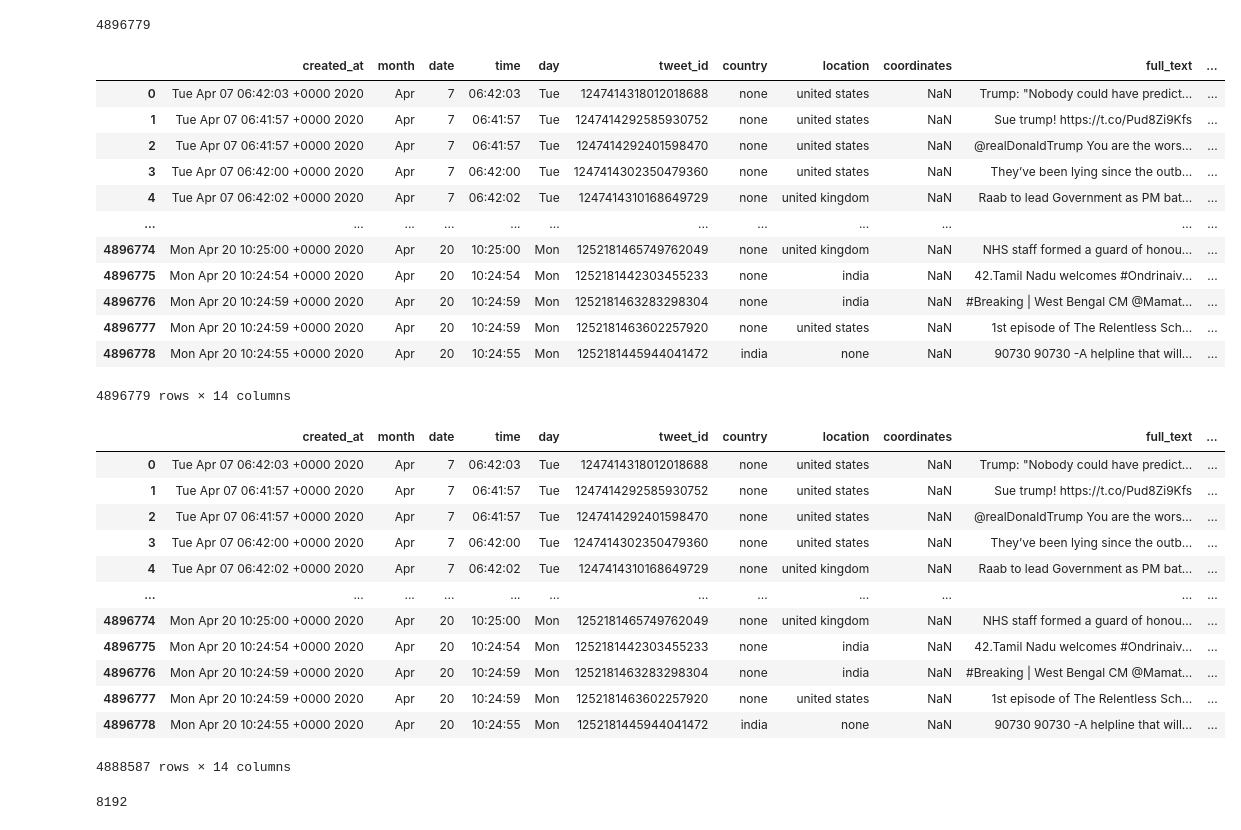
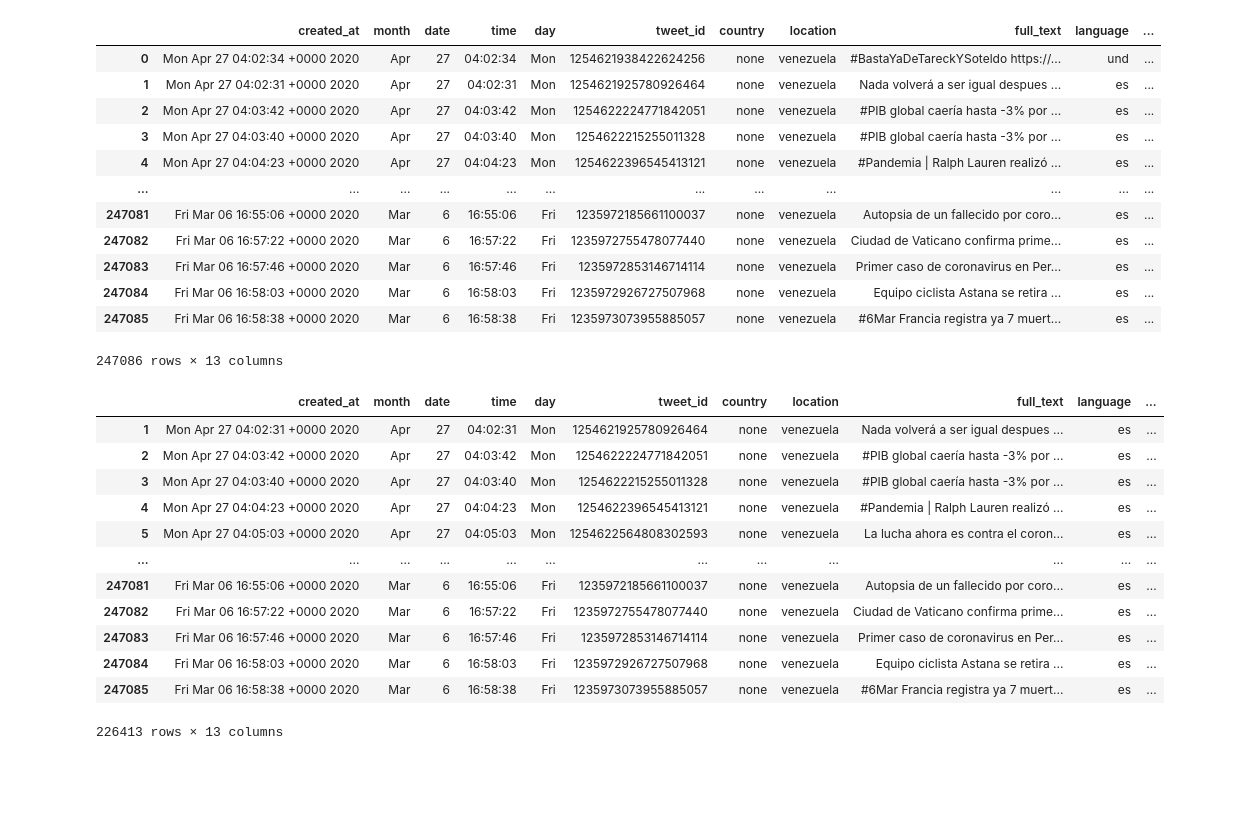
Before and after one commit to HimanshuSinghGH/tweet_analysis, a Jupyter notebook: get_stats.ipynb, the cells around one changed output. Cells and saved outputs as stored; diff of their text form; code cells hidden in the pictures; blank space fills up the shorter version.

```diff
--- a/get_stats.ipynb
+++ b/get_stats.ipynb
@@ -31,9 +22,14 @@ def get_datewise(df,date,month,country,outputF) :
         temp.to_csv(output_file)
 
     return tweet_count , avg_words_per_tweet
+# %%
+region = 'ven'
+# german : de spanish : es french:fr italian :it dutch:nl russian:ru
+lang = 'es'
+country = 'venezuela'
 # %%
 flag = 0
-completed_tweets_path = '../completed_tweets/'
+completed_tweets_path = '../new_csvs/'+region+'/'
 for _,_,files in os.walk(completed_tweets_path) :
     print(files)
 print(len(files))
@@ -46,7 +42,7 @@ for file in files :
         print(len(df))
         total_tweets+=len(df)
     else :
-        df_temp = pd.read_csv(completed_tweets_path+file , index_col=False)
+        df_temp = pd.read_csv(completed_tweets_path+file , index_col=False, error_bad_lines=False)
         print(len(df_temp))
         df = pd.concat([df,df_temp])
         total_tweets+=len(df_temp)
@@ -71,21 +67,17 @@ for file in files :
-# %%
-total_tweets
-# %% [output]
-4896779
 # %%
 df = df.reset_index(drop = True)
 df
 # %% [output]
-|  | created_at | month | date | time | day | tweet_id | country | location | coordinates | full_text | ... |
-| 0 | Tue Apr 07 06:42:03 +0000 2020 | Apr | 7 | 06:42:03 | Tue | 1247414318012018688 | none | united states | NaN | Trump: "Nobody could have predict... | ... |
-| 1 | Tue Apr 07 06:41:57 +0000 2020 | Apr | 7 | 06:41:57 | Tue | 1247414292585930752 | none | united states | NaN | Sue trump! https://t.co/Pud8Zi9Kfs | ... |
-| 2 | Tue Apr 07 06:41:57 +0000 2020 | Apr | 7 | 06:41:57 | Tue | 1247414292401598470 | none | united states | NaN | @realDonaldTrump You are the wors... | ... |
-| 3 | Tue Apr 07 06:42:00 +0000 2020 | Apr | 7 | 06:42:00 | Tue | 1247414302350479360 | none | united states | NaN | They’ve been lying since the outb... | ... |
-| 4 | Tue Apr 07 06:42:02 +0000 2020 | Apr | 7 | 06:42:02 | Tue | 1247414310168649729 | none | united kingdom | NaN | Raab to lead Government as PM bat... | ... |
+|  | created_at | month | date | time | day | tweet_id | country | location | full_text | language | ... |
+| 0 | Mon Apr 27 04:02:34 +0000 2020 | Apr | 27 | 04:02:34 | Mon | 1254621938422624256 | none | venezuela | #BastaYaDeTareckYSoteldo https://... | und | ... |
+| 1 | Mon Apr 27 04:02:31 +0000 2020 | Apr | 27 | 04:02:31 | Mon | 1254621925780926464 | none | venezuela | Nada volverá a ser igual despues ... | es | ... |
+| 2 | Mon Apr 27 04:03:42 +0000 2020 | Apr | 27 | 04:03:42 | Mon | 1254622224771842051 | none | venezuela | #PIB global caería hasta -3% por ... | es | ... |
+| 3 | Mon Apr 27 04:03:40 +0000 2020 | Apr | 27 | 04:03:40 | Mon | 1254622215255011328 | none | venezuela | #PIB global caería hasta -3% por ... | es | ... |
+| 4 | Mon Apr 27 04:04:23 +0000 2020 | Apr | 27 | 04:04:23 | Mon | 1254622396545413121 | none | venezuela | #Pandemia | Ralph Lauren realizó ... | es | ... |
 | ... | ... | ... | ... | ... | ... | ... | ... | ... | ... | ... | ... |
-| 4896774 | Mon Apr 20 10:25:00 +0000 2020 | Apr | 20 | 10:25:00 | Mon | 1252181465749762049 | none | united kingdom | NaN | NHS staff formed a guard of honou... | ... |
-| 4896775 | Mon Apr 20 10:24:54 +0000 2020 | Apr | 20 | 10:24:54 | Mon | 1252181442303455233 | none | india | NaN | 42.Tamil Nadu welcomes #Ondrinaiv... | ... |
-| 4896776 | Mon Apr 20 10:24:59 +0000 2020 | Apr | 20 | 10:24:59 | Mon | 1252181463283298304 | none | india | NaN | #Breaking | West Bengal CM @Mamat... | ... |
-| 4896777 | Mon Apr 20 10:24:59 +0000 2020 | Apr | 20 | 10:24:59 | Mon | 1252181463602257920 | none | united states | NaN | 1st episode of The Relentless Sch... | ... |
-| 4896778 | Mon Apr 20 10:24:55 +0000 2020 | Apr | 20 | 10:24:55 | Mon | 1252181445944041472 | india | none | NaN | 90730 90730 -A helpline that will... | ... |
+| 247081 | Fri Mar 06 16:55:06 +0000 2020 | Mar | 6 | 16:55:06 | Fri | 1235972185661100037 | none | venezuela | Autopsia de un fallecido por coro... | es | ... |
+| 247082 | Fri Mar 06 16:57:22 +0000 2020 | Mar | 6 | 16:57:22 | Fri | 1235972755478077440 | none | venezuela | Ciudad de Vaticano confirma prime... | es | ... |
+| 247083 | Fri Mar 06 16:57:46 +0000 2020 | Mar | 6 | 16:57:46 | Fri | 1235972853146714114 | none | venezuela | Primer caso de coronavirus en Per... | es | ... |
+| 247084 | Fri Mar 06 16:58:03 +0000 2020 | Mar | 6 | 16:58:03 | Fri | 1235972926727507968 | none | venezuela | Equipo ciclista Astana se retira ... | es | ... |
+| 247085 | Fri Mar 06 16:58:38 +0000 2020 | Mar | 6 | 16:58:38 | Fri | 1235973073955885057 | none | venezuela | #6Mar Francia registra ya 7 muert... | es | ... |
-4896779 rows × 14 columns
+247086 rows × 13 columns
@@ -103,29 +84,19 @@ for i in df_dup.index :
+# %%
+df.drop_duplicates(subset='tweet_id', keep='first', inplace=True)
 # %%
-df= df.drop(drop_idx)
+df = df[df['language']==lang]
 df
 # %% [output]
-|  | created_at | month | date | time | day | tweet_id | country | location | coordinates | full_text | ... |
-| 0 | Tue Apr 07 06:42:03 +0000 2020 | Apr | 7 | 06:42:03 | Tue | 1247414318012018688 | none | united states | NaN | Trump: "Nobody could have predict... | ... |
-| 1 | Tue Apr 07 06:41:57 +0000 2020 | Apr | 7 | 06:41:57 | Tue | 1247414292585930752 | none | united states | NaN | Sue trump! https://t.co/Pud8Zi9Kfs | ... |
-| 2 | Tue Apr 07 06:41:57 +0000 2020 | Apr | 7 | 06:41:57 | Tue | 1247414292401598470 | none | united states | NaN | @realDonaldTrump You are the wors... | ... |
-| 3 | Tue Apr 07 06:42:00 +0000 2020 | Apr | 7 | 06:42:00 | Tue | 1247414302350479360 | none | united states | NaN | They’ve been lying since the outb... | ... |
-| 4 | Tue Apr 07 06:42:02 +0000 2020 | Apr | 7 | 06:42:02 | Tue | 1247414310168649729 | none | united kingdom | NaN | Raab to lead Government as PM bat... | ... |
+|  | created_at | month | date | time | day | tweet_id | country | location | full_text | language | ... |
+| 1 | Mon Apr 27 04:02:31 +0000 2020 | Apr | 27 | 04:02:31 | Mon | 1254621925780926464 | none | venezuela | Nada volverá a ser igual despues ... | es | ... |
+| 2 | Mon Apr 27 04:03:42 +0000 2020 | Apr | 27 | 04:03:42 | Mon | 1254622224771842051 | none | venezuela | #PIB global caería hasta -3% por ... | es | ... |
+| 3 | Mon Apr 27 04:03:40 +0000 2020 | Apr | 27 | 04:03:40 | Mon | 1254622215255011328 | none | venezuela | #PIB global caería hasta -3% por ... | es | ... |
+| 4 | Mon Apr 27 04:04:23 +0000 2020 | Apr | 27 | 04:04:23 | Mon | 1254622396545413121 | none | venezuela | #Pandemia | Ralph Lauren realizó ... | es | ... |
+| 5 | Mon Apr 27 04:05:03 +0000 2020 | Apr | 27 | 04:05:03 | Mon | 1254622564808302593 | none | venezuela | La lucha ahora es contra el coron... | es | ... |
 | ... | ... | ... | ... | ... | ... | ... | ... | ... | ... | ... | ... |
-| 4896774 | Mon Apr 20 10:25:00 +0000 2020 | Apr | 20 | 10:25:00 | Mon | 1252181465749762049 | none | united kingdom | NaN | NHS staff formed a guard of honou... | ... |
-| 4896775 | Mon Apr 20 10:24:54 +0000 2020 | Apr | 20 | 10:24:54 | Mon | 1252181442303455233 | none | india | NaN | 42.Tamil Nadu welcomes #Ondrinaiv... | ... |
-| 4896776 | Mon Apr 20 10:24:59 +0000 2020 | Apr | 20 | 10:24:59 | Mon | 1252181463283298304 | none | india | NaN | #Breaking | West Bengal CM @Mamat... | ... |
-| 4896777 | Mon Apr 20 10:24:59 +0000 2020 | Apr | 20 | 10:24:59 | Mon | 1252181463602257920 | none | united states | NaN | 1st episode of The Relentless Sch... | ... |
-| 4896778 | Mon Apr 20 10:24:55 +0000 2020 | Apr | 20 | 10:24:55 | Mon | 1252181445944041472 | india | none | NaN | 90730 90730 -A helpline that will... | ... |
+| 247081 | Fri Mar 06 16:55:06 +0000 2020 | Mar | 6 | 16:55:06 | Fri | 1235972185661100037 | none | venezuela | Autopsia de un fallecido por coro... | es | ... |
+| 247082 | Fri Mar 06 16:57:22 +0000 2020 | Mar | 6 | 16:57:22 | Fri | 1235972755478077440 | none | venezuela | Ciudad de Vaticano confirma prime... | es | ... |
+| 247083 | Fri Mar 06 16:57:46 +0000 2020 | Mar | 6 | 16:57:46 | Fri | 1235972853146714114 | none | venezuela | Primer caso de coronavirus en Per... | es | ... |
+| 247084 | Fri Mar 06 16:58:03 +0000 2020 | Mar | 6 | 16:58:03 | Fri | 1235972926727507968 | none | venezuela | Equipo ciclista Astana se retira ... | es | ... |
+| 247085 | Fri Mar 06 16:58:38 +0000 2020 | Mar | 6 | 16:58:38 | Fri | 1235973073955885057 | none | venezuela | #6Mar Francia registra ya 7 muert... | es | ... |
-4888587 rows × 14 columns
+226413 rows × 13 columns
-# %%
-l = []
-count = 0
-for i in range(len(df_dup)) :
-    if(df_dup.iloc[i]['country'] in ['united states' , 'india', 'united kingdom' , 'singapore']) :
-        l.append(df.iloc[i]['country'])
-    else :
-        l.append(df.iloc[i]['location'])
-
-print(len(l))
-# %% [output]
-8192
```
Also changed, not shown: parts of 24 cells of this notebook, 2 other files.
